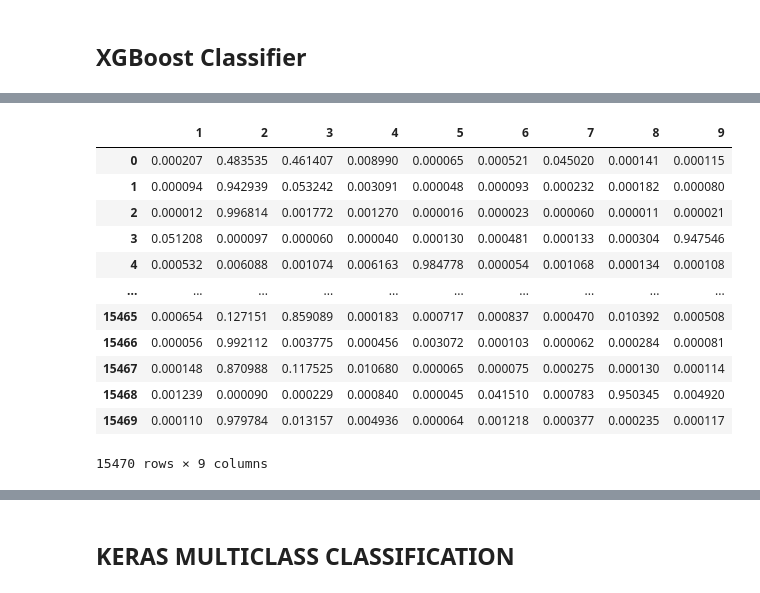
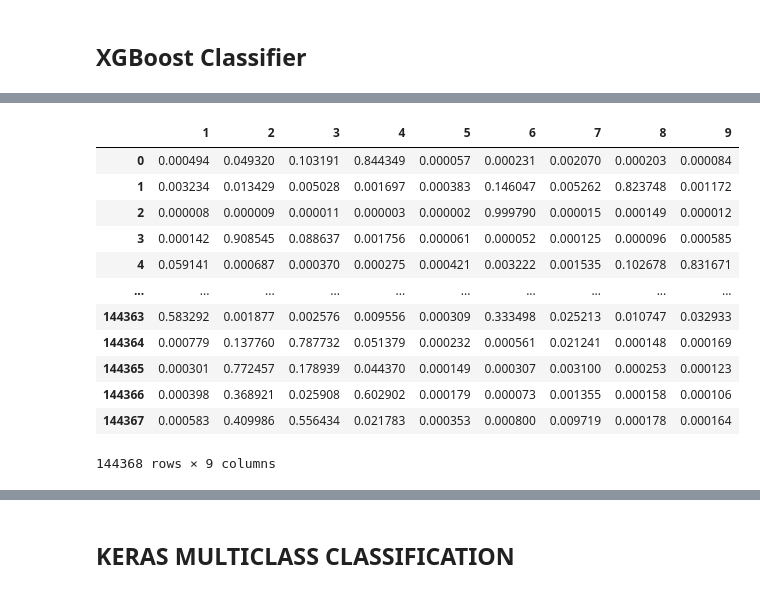
Before and after one commit to onursahil/multiclass_classification, a Jupyter notebook: data_exploration.ipynb, the cells around one changed output, grey strips where cells are left out. Drawn from its saved outputs; the diff is of its cells as text; code cells hidden in the pictures.

Commit message:
stratified data on xgboost

```diff
--- a/data_exploration.ipynb
+++ b/data_exploration.ipynb
@@ -255,3 +232,23 @@ Parameters: { scale_pos_weight, silent } might not be used.
 
 Accuracy: 0.8263089851325145
 Logloss:  0.4597055968460563
+# %%
+X_train_xgb_st, X_test_xgb_st, y_train_xgb_st, y_test_xgb_st = train_test_split(X, y, stratify=y, test_size=0.20, random_state = 5)
+# %%
+xgb_clf_st = xgb.XGBClassifier(base_score=0.5, booster=None, colsample_bylevel=1,
+              colsample_bynode=None, colsample_bytree=0.6, gamma=0, gpu_id=None,
+              importance_type='gain', interaction_constraints=None,
+              learning_rate=0.03, max_delta_step=0, max_depth=28,
+              min_child_weight=6, monotone_constraints=None,
+              n_estimators=700, n_jobs=None, nthread=-1, num_parallel_tree=None,
+              objective='multi:softmax', random_state=None, reg_alpha=0,
+              reg_lambda=1, scale_pos_weight=1, seed=0, silent=True,
+              subsample=0.8, tree_method=None, validate_parameters=None,
+              verbosity=None)
+
+xgb_clf_st.fit(X_train_xgb_st, y_train_xgb_st)
+y_pred_xgb_st = xgb_clf_st.predict(X_test_xgb_st)
+xgb_probs_st = xgb_clf_st.predict_proba(X_test_xgb_st)
+print("Accuracy:",metrics.accuracy_score(y_test_xgb_st, y_pred_xgb_st))
+score = log_loss(y_test_xgb_st, xgb_probs_st)
+print("Logloss: ", score)
@@ -257,0 +383,3 @@ Logloss:  0.4597055968460563
+# %%
+xgb_probabilities_st = xgb_clf_st.predict_proba(test_data)
+xgb_probabilities_st
@@ -258,18 +400,18 @@ Logloss:  0.4597055968460563
 # %%
-xgb_prob = pd.DataFrame(data=xgb_probs, columns=["1", "2", "3", "4", "5", "6", "7", "8", "9"])
-xgb_prob.to_csv("trial/second_trial/xgb_second_predictions_probabilities.csv")
+xgb_prob = pd.DataFrame(data=xgb_probabilities_st, columns=["1", "2", "3", "4", "5", "6", "7", "8", "9"])
+xgb_prob.to_csv("trial/third_trial/xgb_third_predictions_probabilities.csv")
 xgb_prob
 # %% [output]
 |  | 1 | 2 | 3 | 4 | 5 | 6 | 7 | 8 | 9 |
-| 0 | 0.000207 | 0.483535 | 0.461407 | 0.008990 | 0.000065 | 0.000521 | 0.045020 | 0.000141 | 0.000115 |
-| 1 | 0.000094 | 0.942939 | 0.053242 | 0.003091 | 0.000048 | 0.000093 | 0.000232 | 0.000182 | 0.000080 |
-| 2 | 0.000012 | 0.996814 | 0.001772 | 0.001270 | 0.000016 | 0.000023 | 0.000060 | 0.000011 | 0.000021 |
-| 3 | 0.051208 | 0.000097 | 0.000060 | 0.000040 | 0.000130 | 0.000481 | 0.000133 | 0.000304 | 0.947546 |
-| 4 | 0.000532 | 0.006088 | 0.001074 | 0.006163 | 0.984778 | 0.000054 | 0.001068 | 0.000134 | 0.000108 |
+| 0 | 0.000494 | 0.049320 | 0.103191 | 0.844349 | 0.000057 | 0.000231 | 0.002070 | 0.000203 | 0.000084 |
+| 1 | 0.003234 | 0.013429 | 0.005028 | 0.001697 | 0.000383 | 0.146047 | 0.005262 | 0.823748 | 0.001172 |
+| 2 | 0.000008 | 0.000009 | 0.000011 | 0.000003 | 0.000002 | 0.999790 | 0.000015 | 0.000149 | 0.000012 |
+| 3 | 0.000142 | 0.908545 | 0.088637 | 0.001756 | 0.000061 | 0.000052 | 0.000125 | 0.000096 | 0.000585 |
+| 4 | 0.059141 | 0.000687 | 0.000370 | 0.000275 | 0.000421 | 0.003222 | 0.001535 | 0.102678 | 0.831671 |
 | ... | ... | ... | ... | ... | ... | ... | ... | ... | ... |
-| 15465 | 0.000654 | 0.127151 | 0.859089 | 0.000183 | 0.000717 | 0.000837 | 0.000470 | 0.010392 | 0.000508 |
-| 15466 | 0.000056 | 0.992112 | 0.003775 | 0.000456 | 0.003072 | 0.000103 | 0.000062 | 0.000284 | 0.000081 |
-| 15467 | 0.000148 | 0.870988 | 0.117525 | 0.010680 | 0.000065 | 0.000075 | 0.000275 | 0.000130 | 0.000114 |
-| 15468 | 0.001239 | 0.000090 | 0.000229 | 0.000840 | 0.000045 | 0.041510 | 0.000783 | 0.950345 | 0.004920 |
-| 15469 | 0.000110 | 0.979784 | 0.013157 | 0.004936 | 0.000064 | 0.001218 | 0.000377 | 0.000235 | 0.000117 |
+| 144363 | 0.583292 | 0.001877 | 0.002576 | 0.009556 | 0.000309 | 0.333498 | 0.025213 | 0.010747 | 0.032933 |
+| 144364 | 0.000779 | 0.137760 | 0.787732 | 0.051379 | 0.000232 | 0.000561 | 0.021241 | 0.000148 | 0.000169 |
+| 144365 | 0.000301 | 0.772457 | 0.178939 | 0.044370 | 0.000149 | 0.000307 | 0.003100 | 0.000253 | 0.000123 |
+| 144366 | 0.000398 | 0.368921 | 0.025908 | 0.602902 | 0.000179 | 0.000073 | 0.001355 | 0.000158 | 0.000106 |
+| 144367 | 0.000583 | 0.409986 | 0.556434 | 0.021783 | 0.000353 | 0.000800 | 0.009719 | 0.000178 | 0.000164 |
-15470 rows × 9 columns
+144368 rows × 9 columns
```
Also changed, not shown: parts of 18 cells of this notebook, 6 other files.
